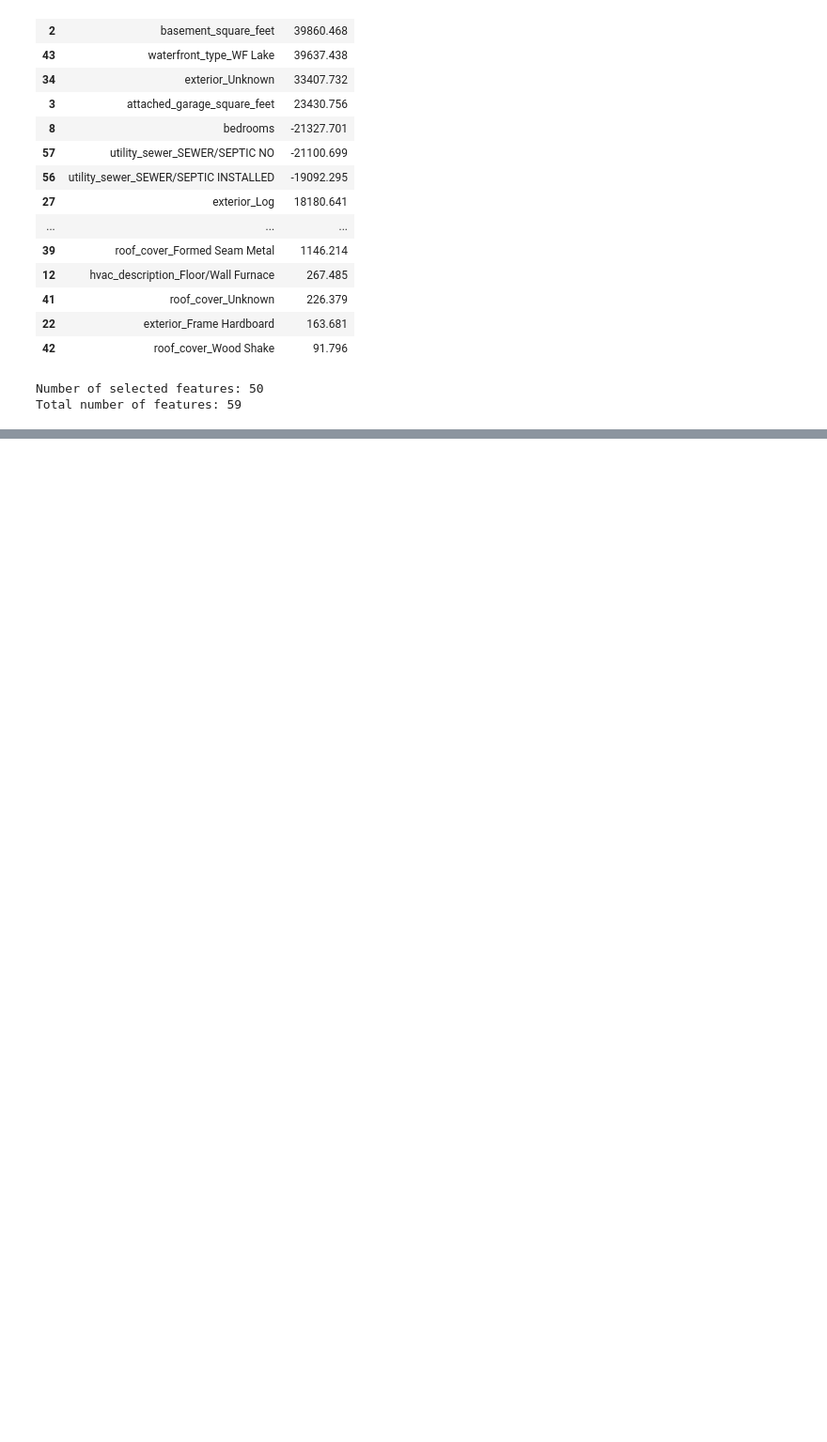
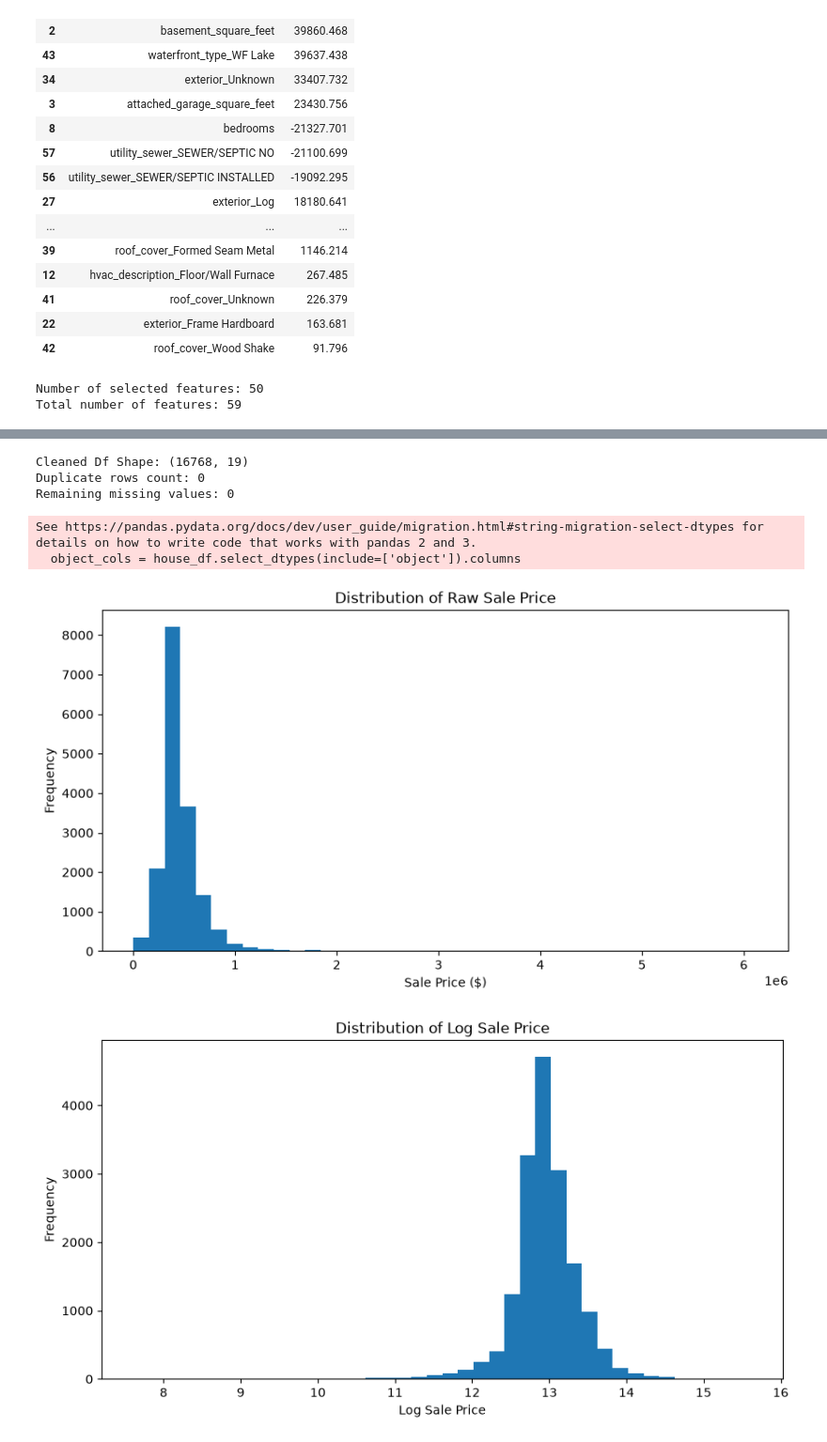
Before and after one commit to AdelineKwakye/L02-hedonic-pricing, a Jupyter notebook: notebook.ipynb, the cells around one changed output, grey strips where cells are left out. Shown at 94% size. Saved outputs shown, nothing was run; the diff lists cells and outputs as text; code cells hidden in the pictures; blank space fills up the shorter version.

```diff
--- a/notebook.ipynb
+++ b/notebook.ipynb
@@ -541,0 +600,61 @@ Total number of features: 59
+# %%
+#question 1
+# Question 1: Clean data, perform EDA and visualizations
+import matplotlib.pyplot as plt
+import numpy as np
+import pandas as pd
+import seaborn as sns
+
+# Load data and clean duplicates in one chained operation
+df = pd.read_csv("data/pierce_county_house_sales.csv")
+house_df = df.drop_duplicates()
+
+# Inspect dataset structure and missing values
+print("Cleaned Df Shape:", house_df.shape)
+print("Duplicate rows count:", house_df.duplicated().sum())
+
+# Consolidate missing value handling for object columns
+object_cols = house_df.select_dtypes(include=['object']).columns
+house_df[object_cols] = house_df[object_cols].fillna('Unknown')
+print("Remaining missing values:", house_df.isna().sum().sum())
+
+# Convert sale_date to datetime
+house_df['sale_date'] = pd.to_datetime(house_df['sale_date'])
+
+# EDA Visualizations
+plt.figure(figsize=(10, 5))
+house_df['sale_price'].hist(bins=40, grid=False)
+plt.title("Distribution of Raw Sale Price")
+plt.xlabel("Sale Price ($)")
+plt.ylabel("Frequency")
+plt.show()
+
+plt.figure(figsize=(10, 5))
+house_df['sale_price_log'] = np.log(house_df['sale_price'])
+house_df['sale_price_log'].hist(bins=40, grid=False)
+plt.title("Distribution of Log Sale Price")
+plt.xlabel("Log Sale Price")
+plt.ylabel("Frequency")
+plt.show()
+
+plt.figure(figsize=(10, 5))
+sns.kdeplot(data=house_df, x='sale_price_log', hue='waterfront_type')
+plt.title("KDE Plot of Log Sale Price by Waterfront Type")
+plt.xlabel("Log Sale Price")
+plt.ylabel("Density")
+plt.show()
+
+plt.figure(figsize=(10, 5))
+plt.scatter(house_df['house_square_feet'], house_df['sale_price_log'], alpha=0.3)
+plt.title("House Square Feet vs. Log Sale Price")
+plt.xlabel("House Square Feet")
+plt.ylabel("Log Sale Price")
+plt.show()
+# %% [output]
+Cleaned Df Shape: (16768, 19)
+Duplicate rows count: 0
+Remaining missing values: 0
+See https://pandas.pydata.org/docs/dev/user_guide/migration.html#string-migration-select-dtypes for details on how to write code that works with pandas 2 and 3.
+  object_cols = house_df.select_dtypes(include=['object']).columns
+[figure, added]
+[figure, added]
```
Also changed, not shown: parts of 20 cells of this notebook.
